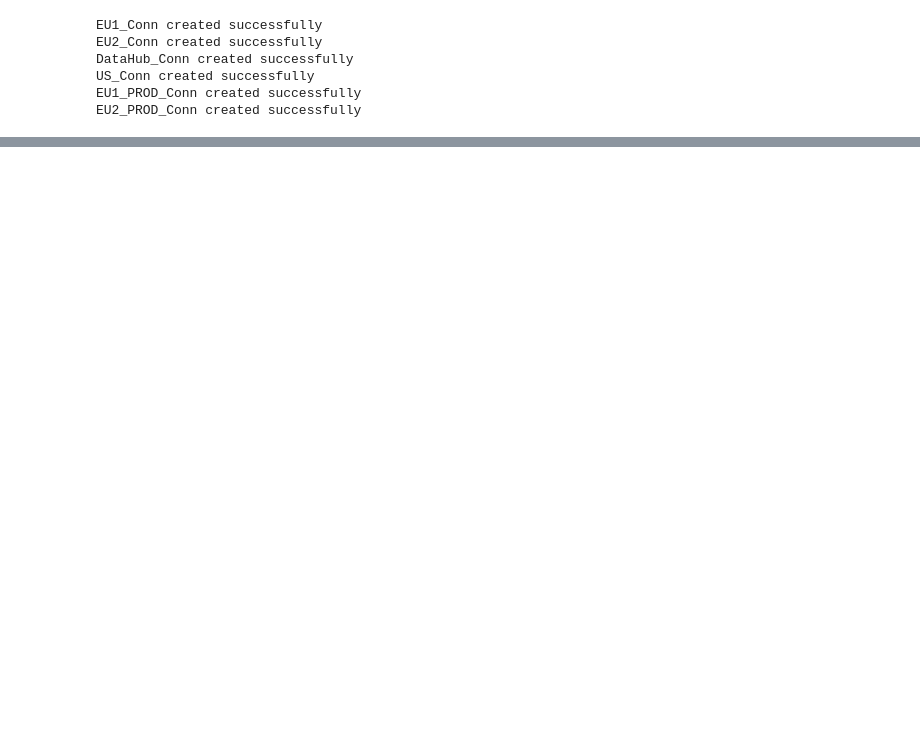
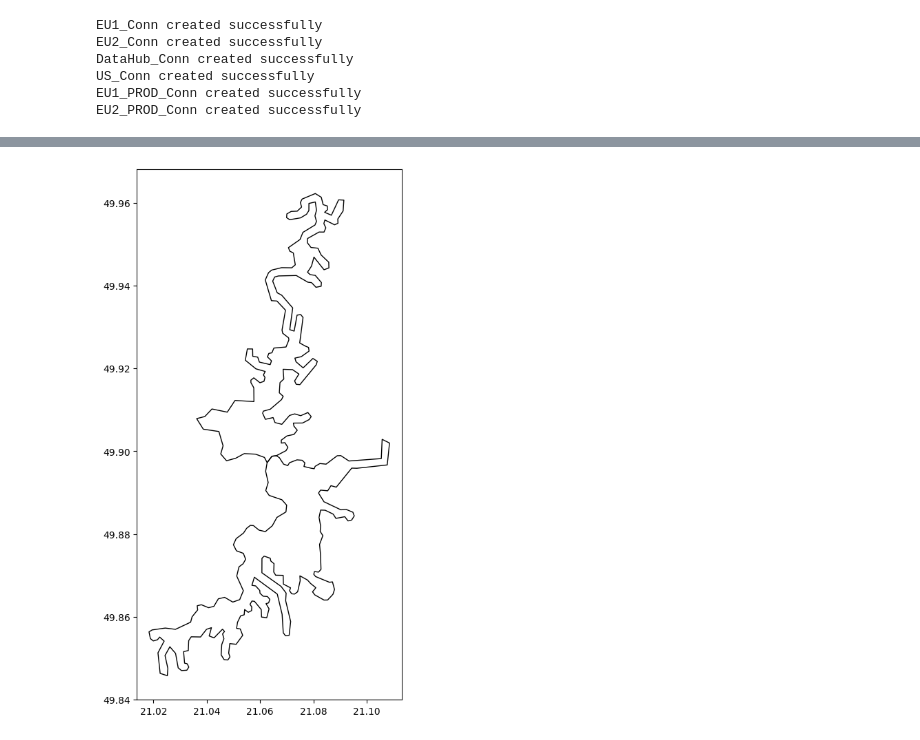
Before and after one commit to picarro-dsoler/KPIHub, a Jupyter notebook: SQLite/tools/Check/KPIHub_DataCheck_SurveyCheck.ipynb, the cells around one changed output, grey strips where cells are left out. Saved outputs shown, nothing was run; the diff lists cells and outputs as text; code cells hidden in the pictures; blank space fills up the shorter version.

```diff
--- a/SQLite/tools/Check/KPIHub_DataCheck_SurveyCheck.ipynb
+++ b/SQLite/tools/Check/KPIHub_DataCheck_SurveyCheck.ipynb
@@ -72,0 +92,5 @@ Index(['SurveyId', 'ReportId', 'SurveyorUnit', 'SurveyDurationMinutes',
+# %%
+report_ids = data[data['ReportId'].duplicated(keep=False)][['ReportId']]
+report_ids.db.set_query(query = 'SELECT ReportId AS ReportId, ReportArea as ReportArea FROM KPI_ReportSummary WHERE ReportId IN (SELECT ReportId FROM temp_report_ids)')
+ra = report_ids.db.execute(KPIHub_Conn, source_col="ReportId", temp_table_name="temp_report_ids")
+ra
@@ -72,0 +120,17 @@ Index(['SurveyId', 'ReportId', 'SurveyorUnit', 'SurveyDurationMinutes',
+# %%
+import geopandas as gpd
+import matplotlib.pyplot as plt
+from shapely import wkt
+
+fig, ax = plt.subplots(figsize=(10, 10))
+for report in reports:
+    # Get the WKT string for the ReportArea for this report
+    wkt_str = ra.loc[ra['ReportId'] == report, 'ReportArea'].iloc[0]
+    # Convert WKT to a geometry object
+    geom = wkt.loads(wkt_str)
+    # Create a GeoDataFrame
+    report_area_gdf = gpd.GeoDataFrame({'geometry': [geom]}, crs="EPSG:4326")
+    # Plot
+    report_area_gdf.plot(ax=ax, edgecolor='black', facecolor='none')
+# %% [output]
+[figure, added]
```
Also changed, not shown: parts of 5 cells of this notebook, 6 other files.
